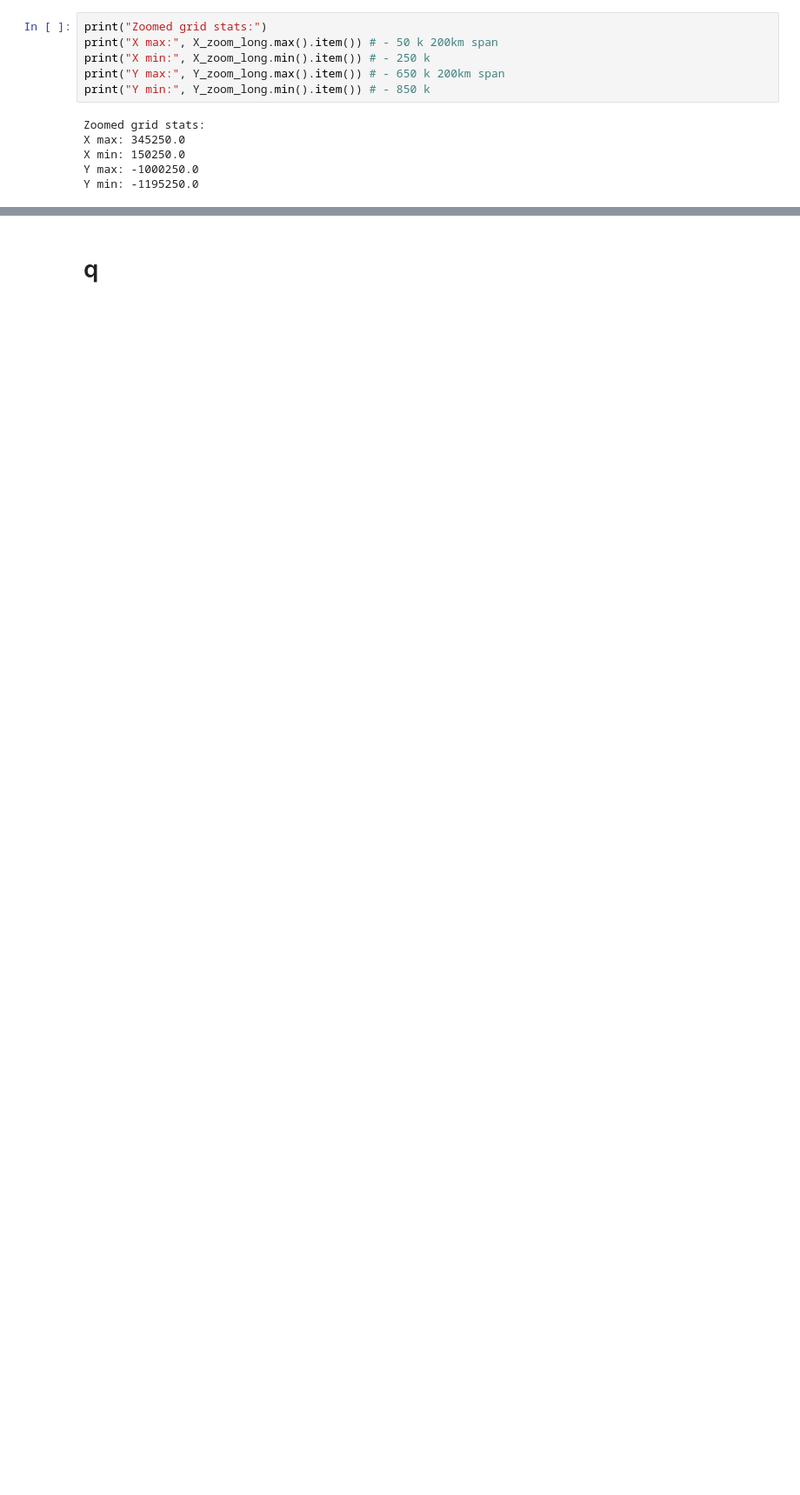
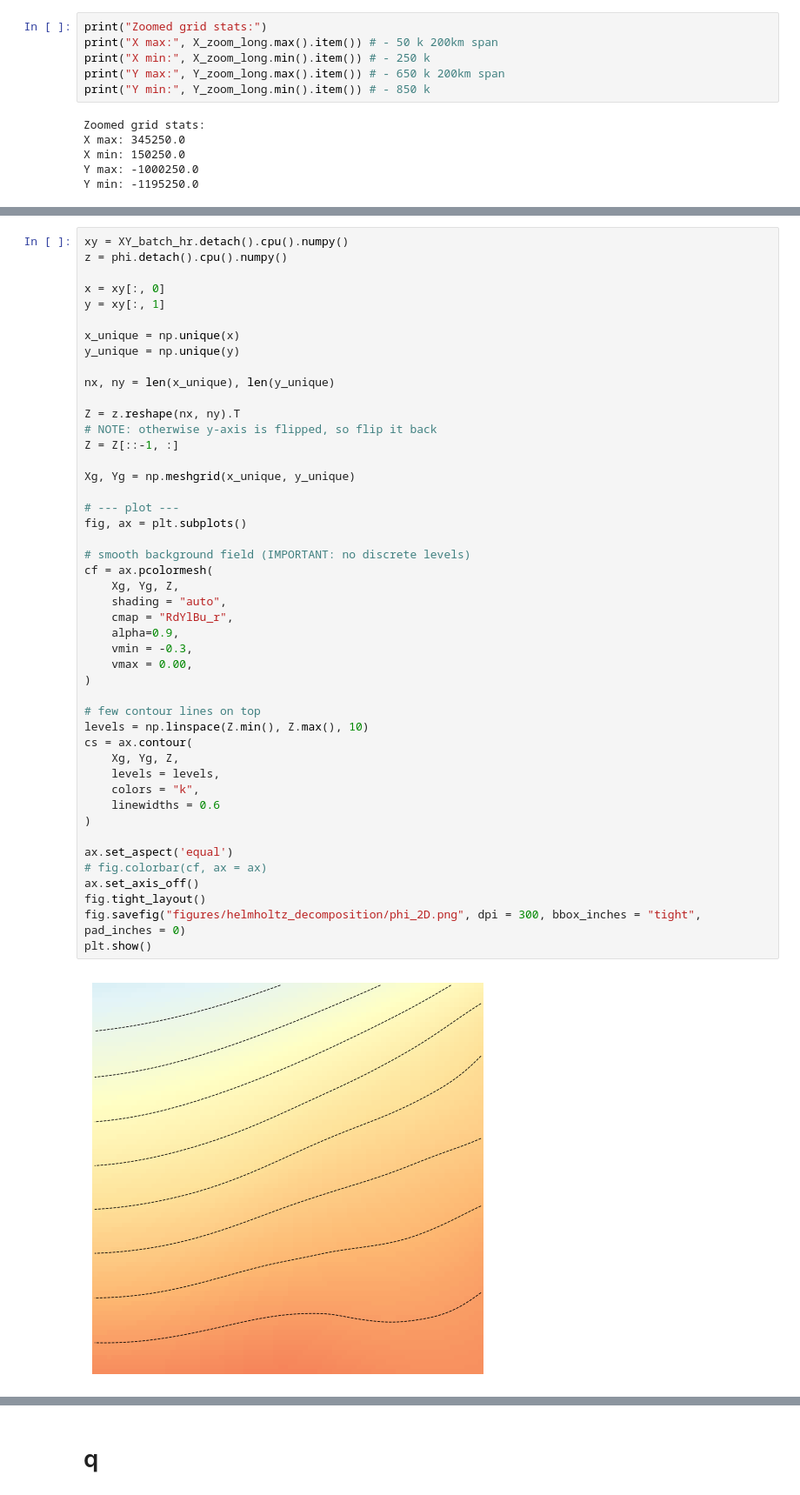
Before and after one commit to kimbente/FluxNet, a Jupyter notebook: helmholtz_decomposition.ipynb, the cells around one changed output, grey strips where cells are left out. Shown at 87% size. Drawn from its saved outputs; the diff is of its cells as text; blank space fills up the shorter version.

```diff
--- a/helmholtz_decomposition.ipynb
+++ b/helmholtz_decomposition.ipynb
@@ -193,0 +232,48 @@ div_hr = compute_divergence_field(
+# %%
+xy = XY_batch_hr.detach().cpu().numpy()
+z = phi.detach().cpu().numpy()
+
+x = xy[:, 0]
+y = xy[:, 1]
+
+x_unique = np.unique(x)
+y_unique = np.unique(y)
+
+nx, ny = len(x_unique), len(y_unique)
+
+Z = z.reshape(nx, ny).T
+# NOTE: otherwise y-axis is flipped, so flip it back
+Z = Z[::-1, :]
+
+Xg, Yg = np.meshgrid(x_unique, y_unique)
+
+# --- plot ---
+fig, ax = plt.subplots()
+
+# smooth background field (IMPORTANT: no discrete levels)
+cf = ax.pcolormesh(
+    Xg, Yg, Z,
+    shading = "auto",
+    cmap = "RdYlBu_r",
+    alpha=0.9,
+    vmin = -0.3,
+    vmax = 0.00,
+)
+
+# few contour lines on top
+levels = np.linspace(Z.min(), Z.max(), 10)
+cs = ax.contour(
+    Xg, Yg, Z,
+    levels = levels,
+    colors = "k",
+    linewidths = 0.6
+)
+
+ax.set_aspect('equal')
+# fig.colorbar(cf, ax = ax)
+ax.set_axis_off()
+fig.tight_layout()
+fig.savefig("figures/helmholtz_decomposition/phi_2D.png", dpi = 300, bbox_inches = "tight", pad_inches = 0)
+plt.show()
+# %% [output]
+[figure, added]
```
Also changed, not shown: parts of 9 cells of this notebook, 7 other files.
